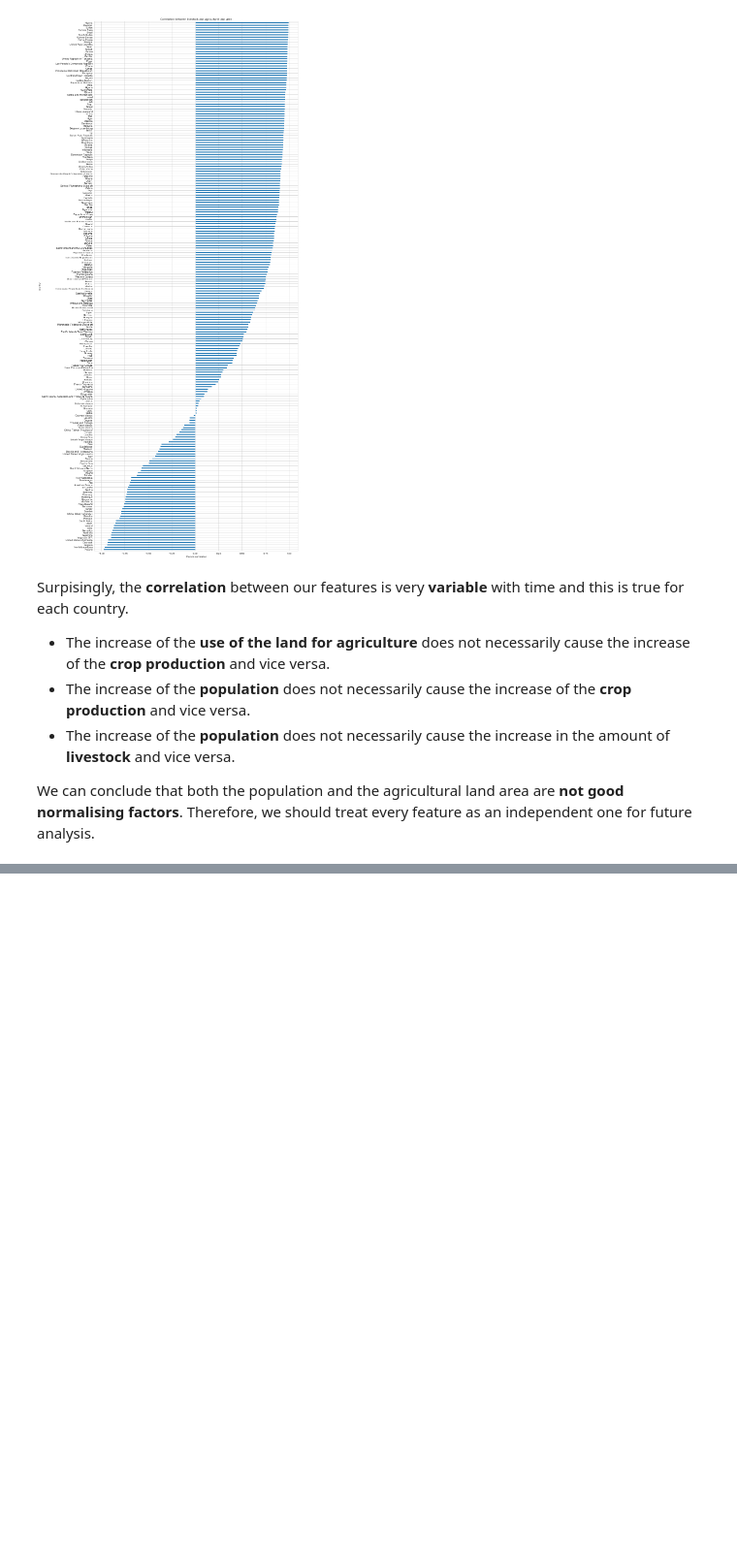
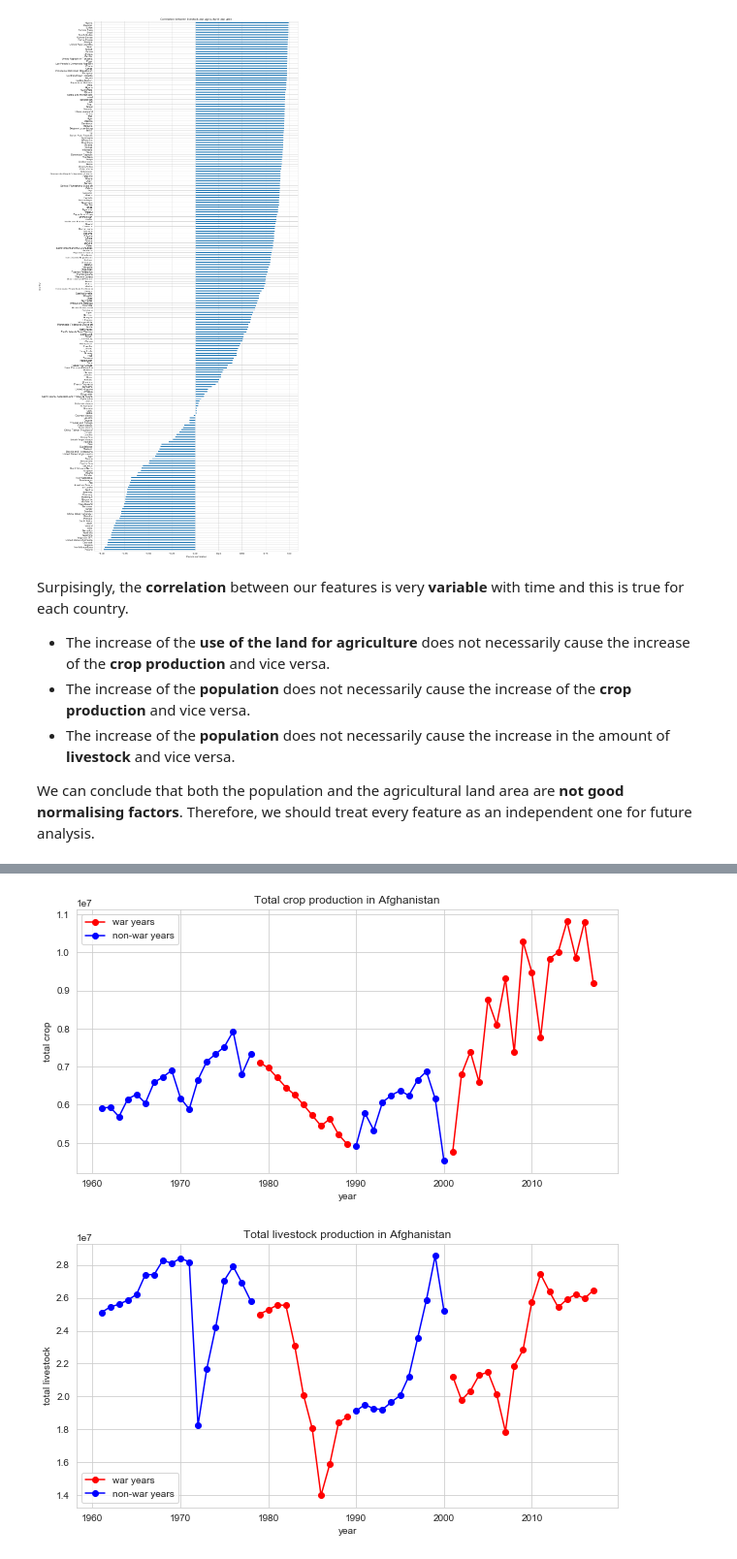
Before and after one commit to pull-fiction/make-crops-not-war, a Jupyter notebook: project.ipynb, the cells around one changed output, grey strips where cells are left out. Shown at 97% size. Drawn from its saved outputs; the diff is of its cells as text; code cells hidden in the pictures; blank space fills up the shorter version.

Commit message:
added Simona's final part to project notebook. Modified plots.py to be more general and to function with our new df names

```diff
--- a/project.ipynb
+++ b/project.ipynb
@@ -717,0 +729,9 @@ We can conclude that both the population and the agricultural land area are **no
+# %%
+# Output plots for Afghanistan
+country = "Afghanistan"
+
+plot_feature_and_war(final_wars_df, merged_data, 'crop', country)
+plot_feature_and_war(final_wars_df, merged_data, 'livestock', country)
+# %% [output]
+[figure, added]
+[figure, added]
```
Also changed, not shown: parts of 8 cells of this notebook, 1 other file.
